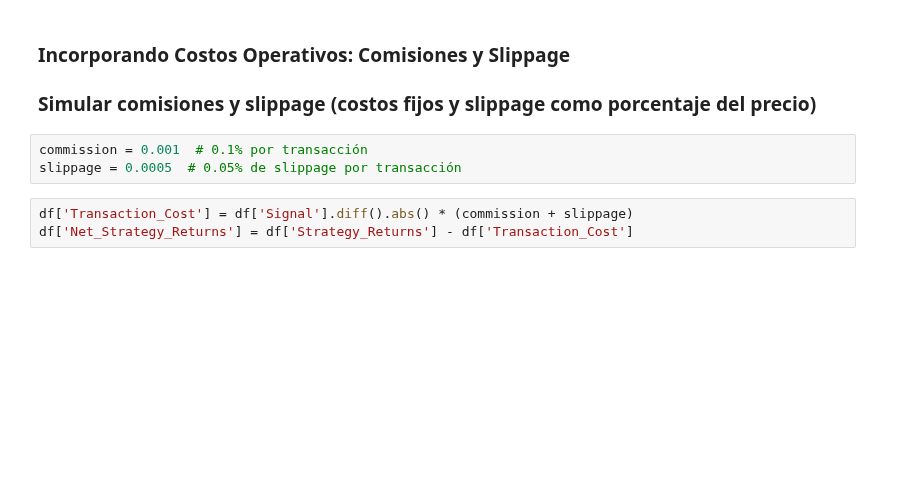
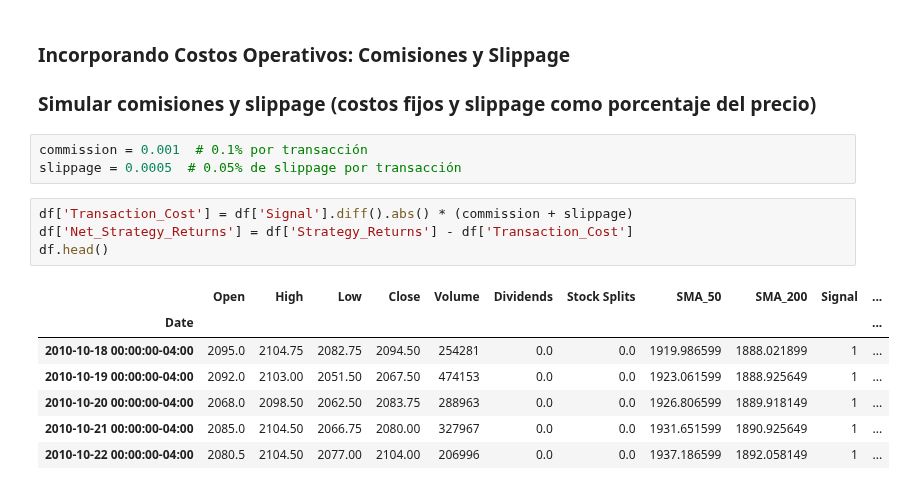
Before and after one commit to antonio-xrp/data-science-path, a Jupyter notebook: trading-algoritmico/0.1-backtesting-basico.ipynb, the cells around one changed output. Drawn from its saved outputs; the diff is of its cells as text; blank space fills up the shorter version.

```diff
--- a/trading-algoritmico/0.1-backtesting-basico.ipynb
+++ b/trading-algoritmico/0.1-backtesting-basico.ipynb
@@ -164,3 +164,12 @@ slippage = 0.0005  # 0.05% de slippage por transacción
 # %%
 df['Transaction_Cost'] = df['Signal'].diff().abs() * (commission + slippage)
 df['Net_Strategy_Returns'] = df['Strategy_Returns'] - df['Transaction_Cost']
+df.head()
+# %% [output]
+|  | Open | High | Low | Close | Volume | Dividends | Stock Splits | SMA_50 | SMA_200 | Signal | ... |
+| Date |  |  |  |  |  |  |  |  |  |  | ... |
+| 2010-10-18 00:00:00-04:00 | 2095.0 | 2104.75 | 2082.75 | 2094.50 | 254281 | 0.0 | 0.0 | 1919.986599 | 1888.021899 | 1 | ... |
+| 2010-10-19 00:00:00-04:00 | 2092.0 | 2103.00 | 2051.50 | 2067.50 | 474153 | 0.0 | 0.0 | 1923.061599 | 1888.925649 | 1 | ... |
+| 2010-10-20 00:00:00-04:00 | 2068.0 | 2098.50 | 2062.50 | 2083.75 | 288963 | 0.0 | 0.0 | 1926.806599 | 1889.918149 | 1 | ... |
+| 2010-10-21 00:00:00-04:00 | 2085.0 | 2104.50 | 2066.75 | 2080.00 | 327967 | 0.0 | 0.0 | 1931.651599 | 1890.925649 | 1 | ... |
+| 2010-10-22 00:00:00-04:00 | 2080.5 | 2104.50 | 2077.00 | 2104.00 | 206996 | 0.0 | 0.0 | 1937.186599 | 1892.058149 | 1 | ... |
```
Also changed, not shown: 4 other files.
